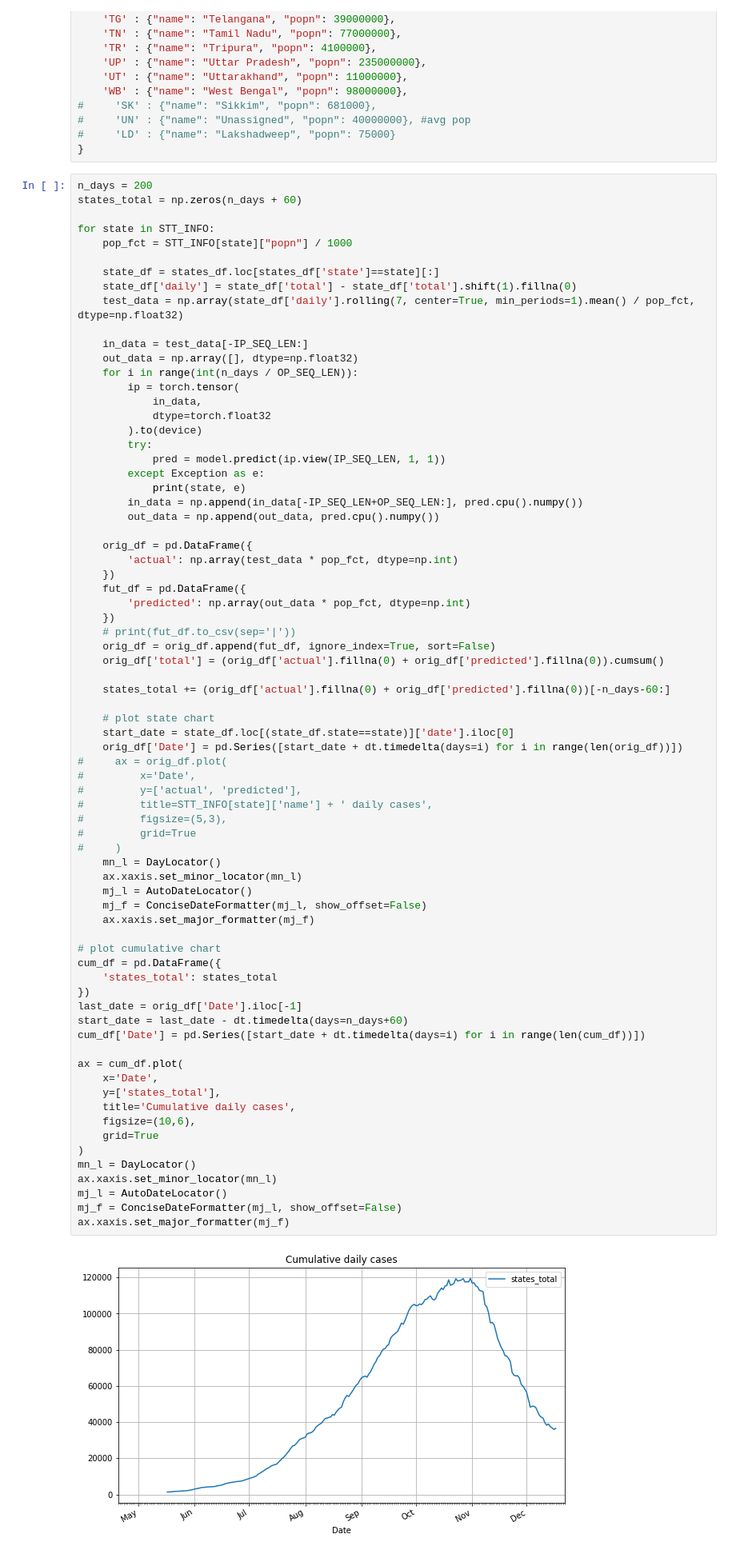
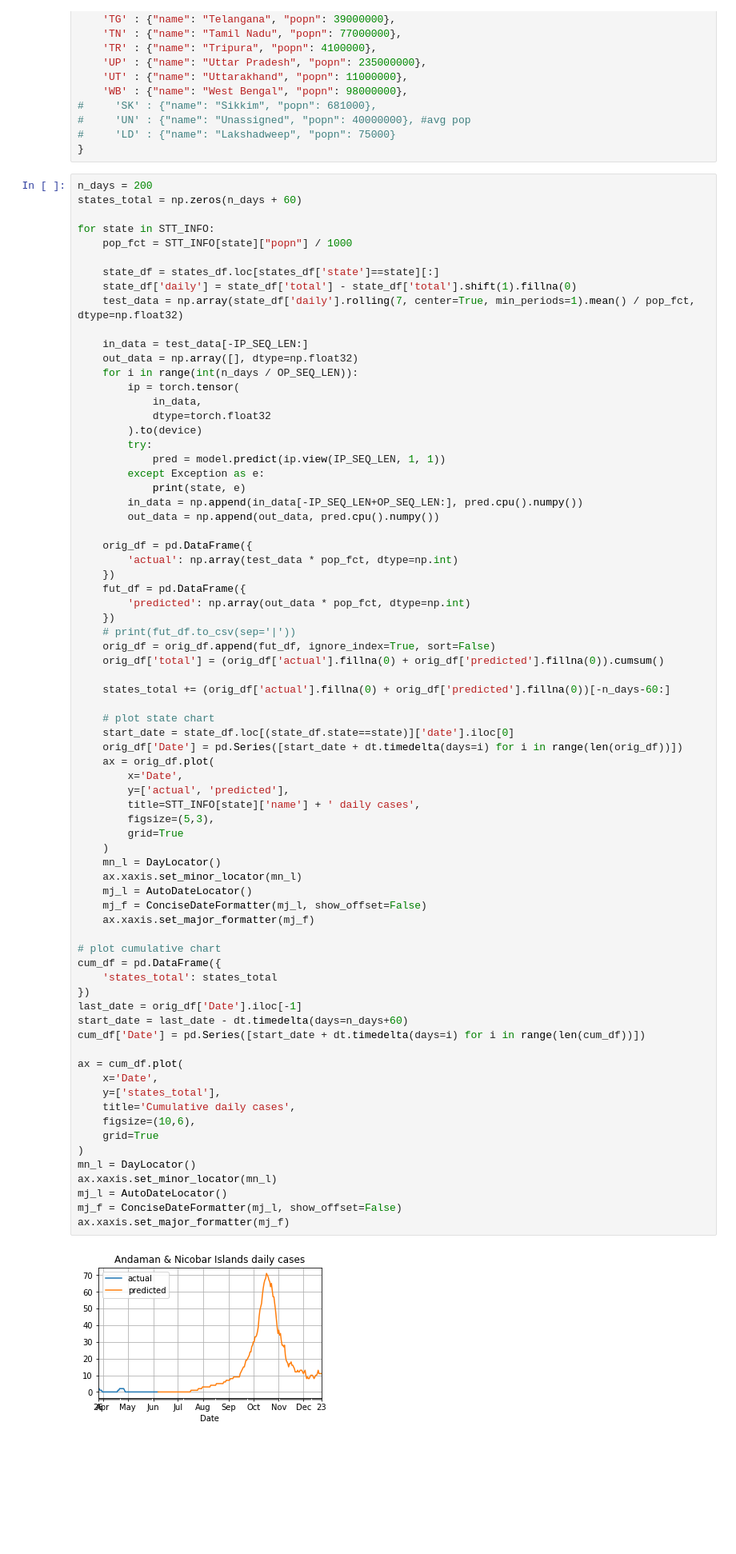
Before and after one commit to VICS-CORE/stats, a Jupyter notebook: 11_YudistirNet.ipynb, the cells around one changed output. Shown: that part at 80% size. Saved outputs shown, nothing was run; the diff lists cells and outputs as text; blank space fills up the shorter version.

Commit message:
Generated state charts as well

```diff
--- a/11_YudistirNet.ipynb
+++ b/11_YudistirNet.ipynb
@@ -508,38 +508,38 @@ for state in STT_INFO:
     # plot state chart
     start_date = state_df.loc[(state_df.state==state)]['date'].iloc[0]
     orig_df['Date'] = pd.Series([start_date + dt.timedelta(days=i) for i in range(len(orig_df))])
-#     ax = orig_df.plot(
-#         x='Date',
-#         y=['actual', 'predicted'],
-#         title=STT_INFO[state]['name'] + ' daily cases',
-#         figsize=(5,3),
-#         grid=True
-#     )
+    ax = orig_df.plot(
+        x='Date',
+        y=['actual', 'predicted'],
+        title=STT_INFO[state]['name'] + ' daily cases',
+        figsize=(5,3),
+        grid=True
+    )
     mn_l = DayLocator()
     ax.xaxis.set_minor_locator(mn_l)
     mj_l = AutoDateLocator()
     mj_f = ConciseDateFormatter(mj_l, show_offset=False)
     ax.xaxis.set_major_formatter(mj_f)
 
 # plot cumulative chart
 cum_df = pd.DataFrame({
     'states_total': states_total
 })
 last_date = orig_df['Date'].iloc[-1]
 start_date = last_date - dt.timedelta(days=n_days+60)
 cum_df['Date'] = pd.Series([start_date + dt.timedelta(days=i) for i in range(len(cum_df))])
 
 ax = cum_df.plot(
     x='Date',
     y=['states_total'],
     title='Cumulative daily cases',
     figsize=(10,6),
     grid=True
 )
 mn_l = DayLocator()
 ax.xaxis.set_minor_locator(mn_l)
 mj_l = AutoDateLocator()
 mj_f = ConciseDateFormatter(mj_l, show_offset=False)
 ax.xaxis.set_major_formatter(mj_f)
 # %% [output]
-[figure, old version]
+[figure, new version]
```
Also changed, not shown: parts of 1 cell of this notebook.
